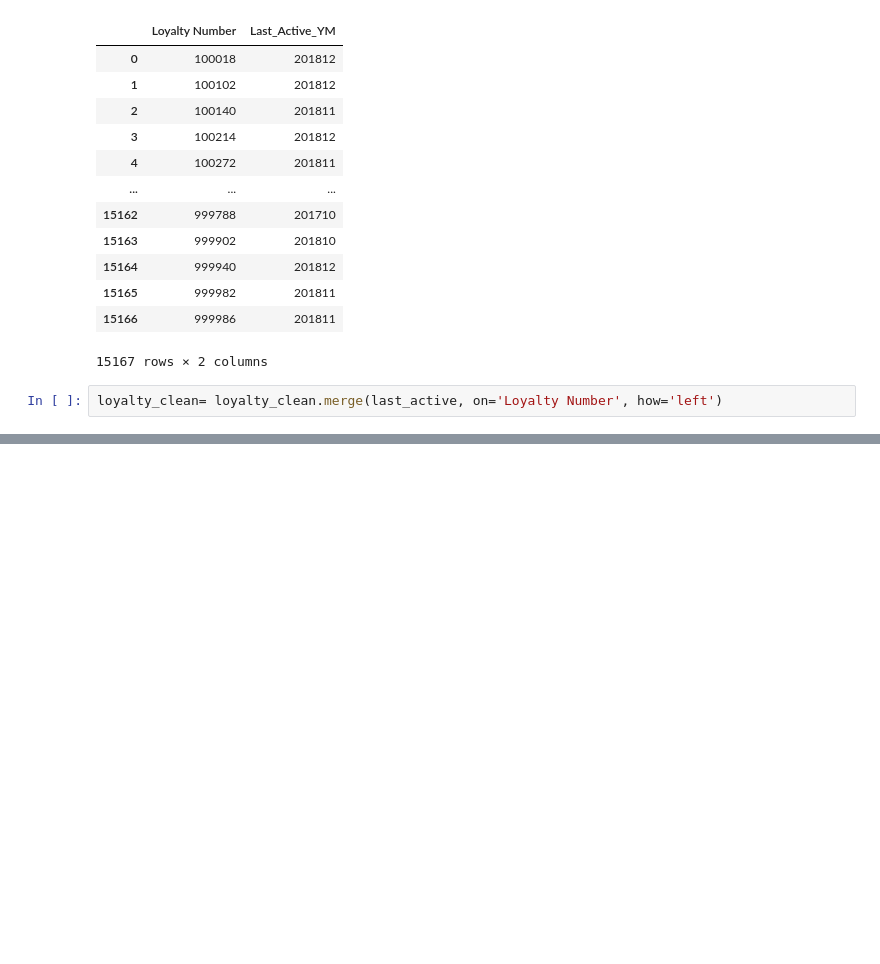
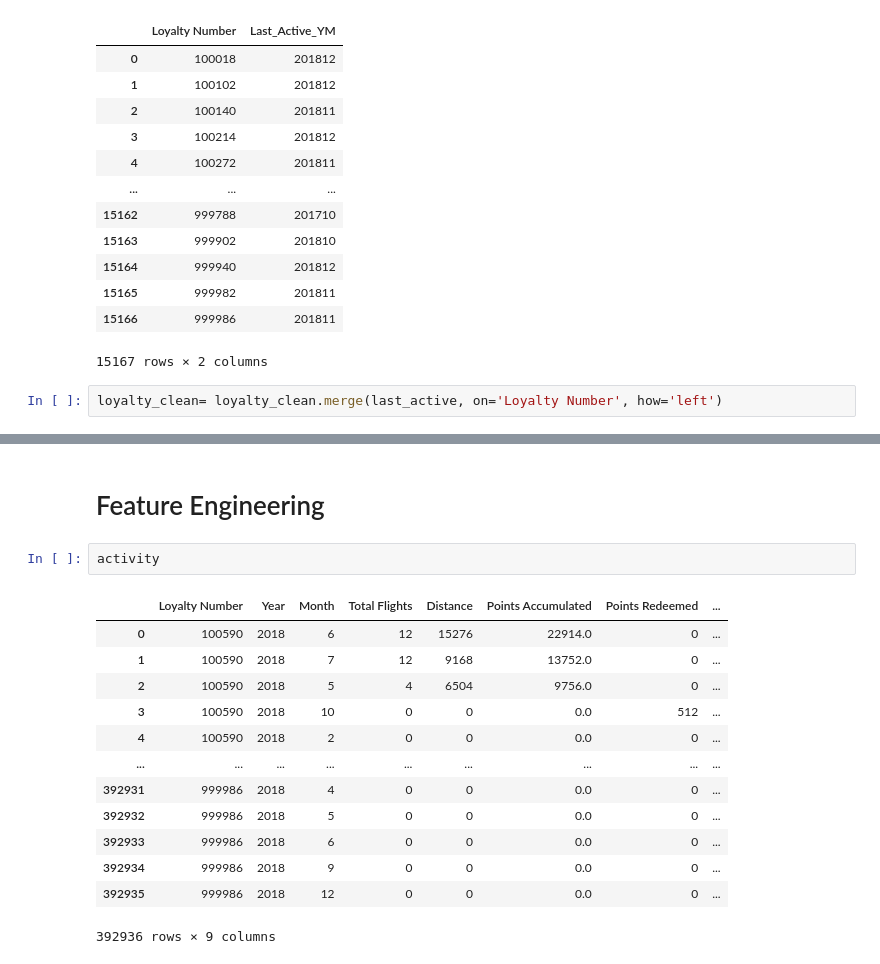
Before and after one commit to akshita-singh-2808/airlines_churn_prediction_prev, a Jupyter notebook: airlines_project.ipynb, the cells around one changed output, grey strips where cells are left out. Saved outputs shown, nothing was run; the diff lists cells and outputs as text; blank space fills up the shorter version.

```diff
--- a/airlines_project.ipynb
+++ b/airlines_project.ipynb
@@ -130,0 +187,18 @@ loyalty_clean= loyalty_clean.merge(last_active, on='Loyalty Number', how='left')
+# %% [markdown]
+# Feature Engineering
+# %%
+activity
+# %% [output]
+|  | Loyalty Number | Year | Month | Total Flights | Distance | Points Accumulated | Points Redeemed | ... |
+| 0 | 100590 | 2018 | 6 | 12 | 15276 | 22914.0 | 0 | ... |
+| 1 | 100590 | 2018 | 7 | 12 | 9168 | 13752.0 | 0 | ... |
+| 2 | 100590 | 2018 | 5 | 4 | 6504 | 9756.0 | 0 | ... |
+| 3 | 100590 | 2018 | 10 | 0 | 0 | 0.0 | 512 | ... |
+| 4 | 100590 | 2018 | 2 | 0 | 0 | 0.0 | 0 | ... |
+| ... | ... | ... | ... | ... | ... | ... | ... | ... |
+| 392931 | 999986 | 2018 | 4 | 0 | 0 | 0.0 | 0 | ... |
+| 392932 | 999986 | 2018 | 5 | 0 | 0 | 0.0 | 0 | ... |
+| 392933 | 999986 | 2018 | 6 | 0 | 0 | 0.0 | 0 | ... |
+| 392934 | 999986 | 2018 | 9 | 0 | 0 | 0.0 | 0 | ... |
+| 392935 | 999986 | 2018 | 12 | 0 | 0 | 0.0 | 0 | ... |
+392936 rows × 9 columns
```
Also changed, not shown: parts of 36 cells of this notebook.
